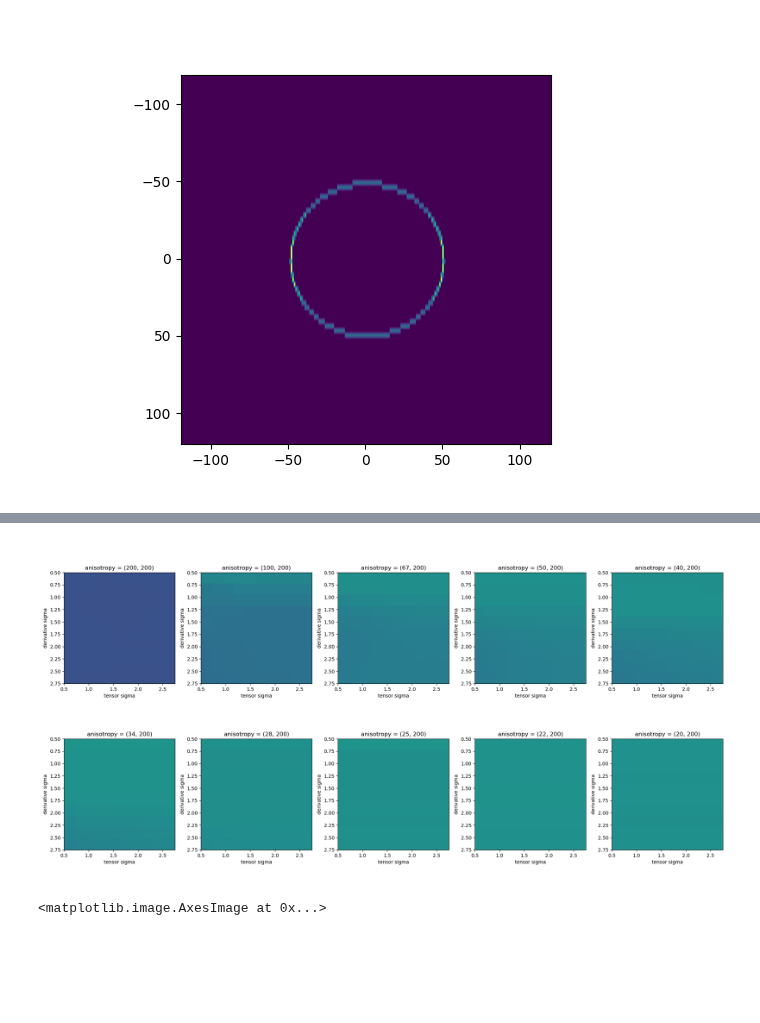
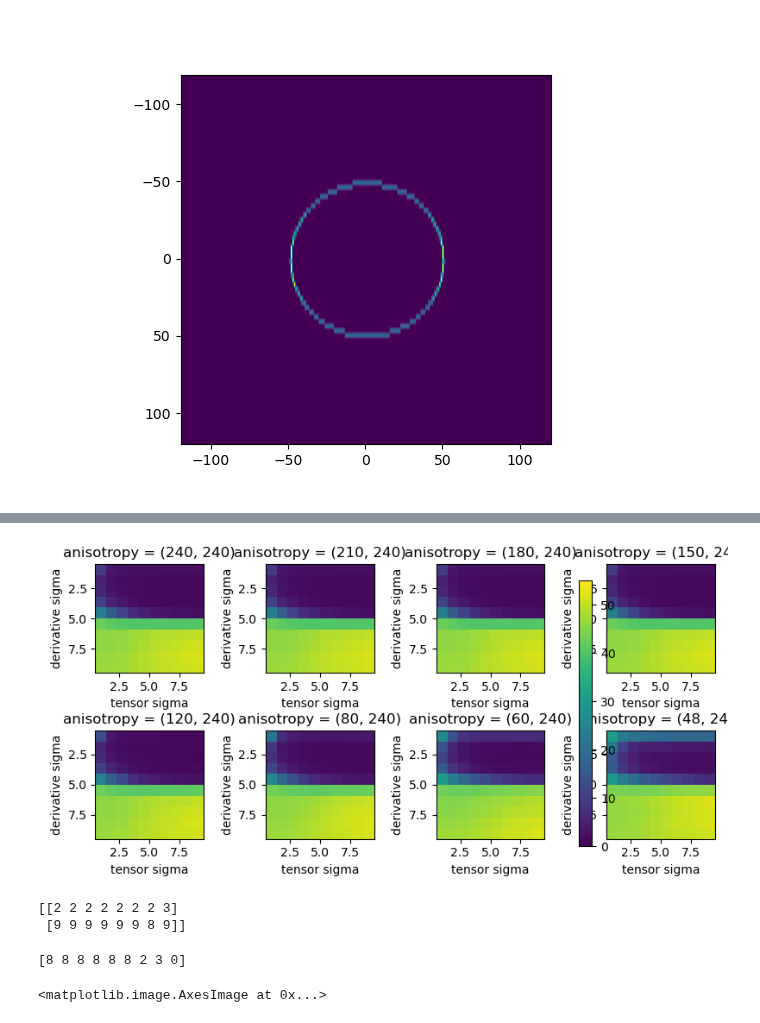
Before and after one commit to BrysonGray/fibermetric, a Jupyter notebook: notebooks/structure_tensor_ex.ipynb, the cells around one changed output, grey strips where cells are left out. Saved outputs shown, nothing was run; the diff lists cells and outputs as text; code cells hidden in the pictures; blank space fills up the shorter version.

Commit message:
perform phantom tests

```diff
--- a/notebooks/structure_tensor_ex.ipynb
+++ b/notebooks/structure_tensor_ex.ipynb
@@ -23,13 +23,13 @@ plt.imshow(image[2])
 # %% [markdown]
 ## test 3D line phantom
 # %%
-img = sta_validate.parallel_lines_3D((20,120,120), theta=np.pi/6, phi=0, period=20, width=2)
+img = sta_validate.parallel_lines_3D((20,120,120), theta=np.pi/6, phi=0, period=20, width=1)
 fig, axs = plt.subplots(3,4)
 print(img.shape)
 for i in range(4):
-    axs[0][i].imshow(img[i*5,:,:]) # xy-plane
+    axs[0][i].imshow(img[i*5,:,:], interpolation='none') # xy-plane
 for i in range(4):
-    axs[1][i].imshow(img[:,i*30,:], extent=(0, 120, 0, 120)) # xz-plane
+    axs[1][i].imshow(img[:,i*30,:], extent=(0, 120, 0, 120), interpolation='none') # xz-plane
 for i in range(4):
-    axs[2][i].imshow(img[:,:,i*30], extent=(0, 120, 0, 120)) # yz-plane
+    axs[2][i].imshow(img[:,:,i*30], extent=(0, 120, 0, 120), interpolation='none') # yz-plane
 # %% [output]
@@ -133,8 +150,9 @@ pixelwise error: 19.699463042965334
 # %%
-derivative_sigmas = np.arange(start=0.5, stop=3.0,step=0.25)
+width = 2
+derivative_sigmas = np.arange(start=1/width, stop=width*5,step=width/2)
 print(derivative_sigmas)
-tensor_sigmas = np.arange(start=0.5, stop=3.0,step=0.25)
+tensor_sigmas = np.arange(start=1/width, stop=width*5,step=width/2)
 print(tensor_sigmas)
-anisotropy = [(720,720),(360,720),(240,720),(180,720),(40,200),(34,200),(28,200),(25,200),(22,200),(20,200)]
-errors = sta_validate.run_tests(derivative_sigmas=derivative_sigmas, tensor_sigmas=tensor_sigmas, nIs=anisotropy, periods=10, widths=2, noises=0.0, phantom='circles', err_type='pixelwise')
+anisotropy = [(240,240), (210,240),(180,240),(150,240),(120,240),(80,240),(60,240),(48,240)]
+errors = sta_validate.run_tests(derivative_sigmas=derivative_sigmas, tensor_sigmas=tensor_sigmas, nIs=anisotropy, periods=10, widths=width, noises=0.0, phantom='circles', err_type='pixelwise')
 # %% [output]
@@ -161,22 +182,42 @@ errors[10:20]
 # %%
 error = []
 for i in range(len(anisotropy)):
     # get the error value from errors where anisotropy is anisotropy[i]
     error.append(np.array(errors[errors['nI'] == anisotropy[i]]['error']))
     # reshape the error1 into a 2D array where rows are derivative_sigmas and columns are tensor_sigmas
     error[i] = error[i].reshape((len(derivative_sigmas),len(tensor_sigmas)))
 # initialize a figure with 2 rows and 5 columns
-fig, axs = plt.subplots(2,5, figsize=(20,10))
+rows = 2
+cols = 4
+fig, axs = plt.subplots(rows,cols, figsize=(8,4))
 # plot each array in error as a heat map in
 for i in range(len(anisotropy)):
-    axs[i//5,i%5].imshow(error[i], extent=(tensor_sigmas[0],tensor_sigmas[-1],derivative_sigmas[-1],derivative_sigmas[0]), vmin=0, vmax=np.pi)
-    axs[i//5,i%5].set_title(f'anisotropy = {anisotropy[i]}')
-    axs[i//5,i%5].set_xlabel('tensor sigma')
-    axs[i//5,i%5].set_ylabel('derivative sigma')
+    axs[i//cols,i%cols].imshow(error[i], extent=(tensor_sigmas[0],tensor_sigmas[-1],derivative_sigmas[-1],derivative_sigmas[0]), vmin=0, vmax=55)
+    axs[i//cols,i%cols].set_title(f'anisotropy = {anisotropy[i]}')
+    axs[i//cols,i%cols].set_xlabel('tensor sigma')
+    axs[i//cols,i%cols].set_ylabel('derivative sigma')
+# add colorbar to the right
+cbar = fig.colorbar(axs[0,0].images[0], ax=axs, location='right')
     # axs[i//5,i%5].set_aspect('auto')
 plt.tight_layout()
 # %% [output]
-[figure, old version]
+[figure, new version]
+# %%
+error_ = np.stack(error)
+err_argmin = np.argmin(error_.reshape(error_.shape[0],-1), axis=1)
+err_argmin = np.apply_along_axis(np.unravel_index, 0, err_argmin, error_.shape[1:])
+print(err_argmin)
+# tsigma_hat = np.argmin(error[range(len(anisotropy)),dsigma_hat])
+# print(dsigma_hat)
+# %% [output]
+[[2 2 2 2 2 2 2 3]
+ [9 9 9 9 9 9 8 9]]
+# %%
+tsigma_hat = np.argmin(error[:,dsigma_hat[0],range(9)], axis=1)
+print(tsigma_hat)
+# best_error_ids =
+# %% [output]
+[8 8 8 8 8 8 2 3 0]
 # %%
 I, labels, extent = sta_validate.parallel_lines_2d(thetas=[np.pi/3,-np.pi/6], nI=(100,100), period=6, width=1, noise=0.0)
 plt.figure()
```
Also changed, not shown: parts of 12 cells of this notebook, 2 other files.
